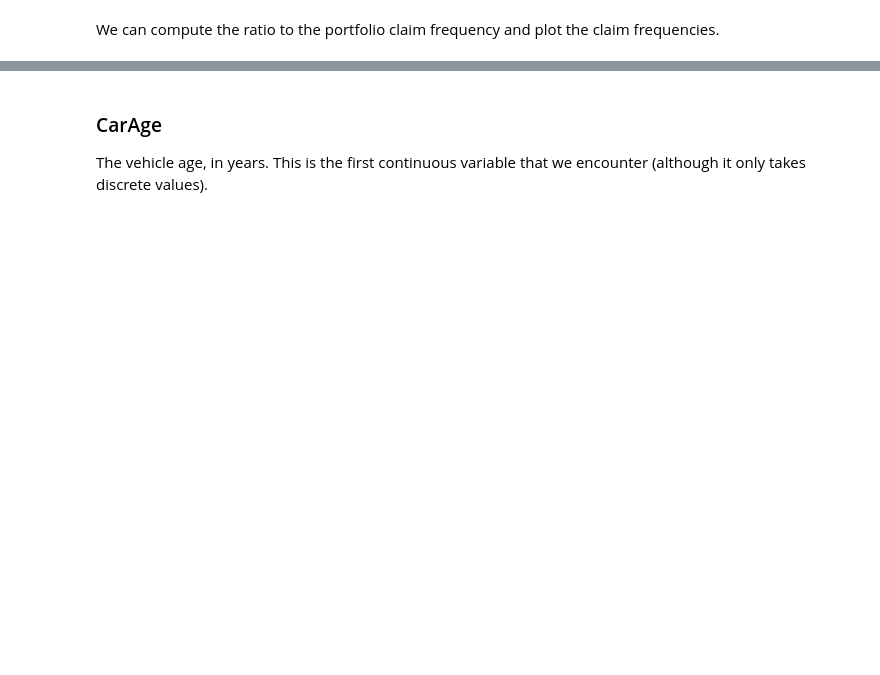
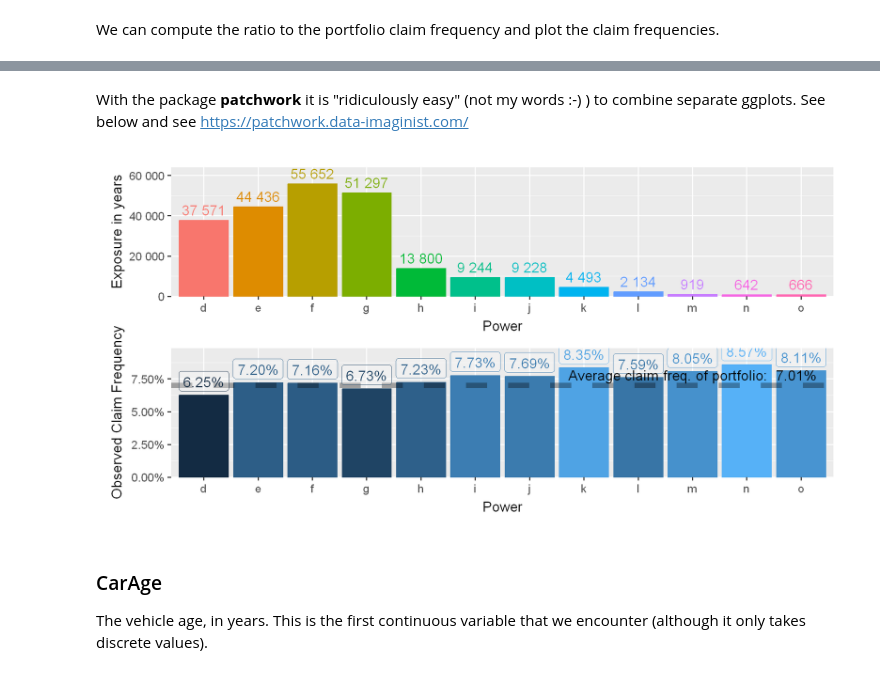
Before and after one commit to fpechon/UCLouvain-LACTU2110, a Jupyter notebook: 1. Introduction/1. Brief Introduction to R and Descriptive Analysis of the Dataset.ipynb, the cells around one changed output, grey strips where cells are left out. Saved outputs shown, nothing was run; the diff lists cells and outputs as text; code cells hidden in the pictures; blank space fills up the shorter version.

```diff
--- a/1. Introduction/1. Brief Introduction to R and Descriptive Analysis of the Dataset.ipynb
+++ b/1. Introduction/1. Brief Introduction to R and Descriptive Analysis of the Dataset.ipynb
@@ -254,3 +390,10 @@ ggplot(Power.summary, aes(x=Power,
+# %% [markdown]
+With the package **patchwork** it is "ridiculously easy" (not my words :-) ) to combine separate ggplots.
+See below and see https://patchwork.data-imaginist.com/
+# %%
+plot_power_expo / plot_power_claimfreq
+# %% [output]
+[figure, added]
 # %% [markdown]
 ### CarAge
 
```
Also changed, not shown: parts of 52 cells of this notebook, 27 other files.
